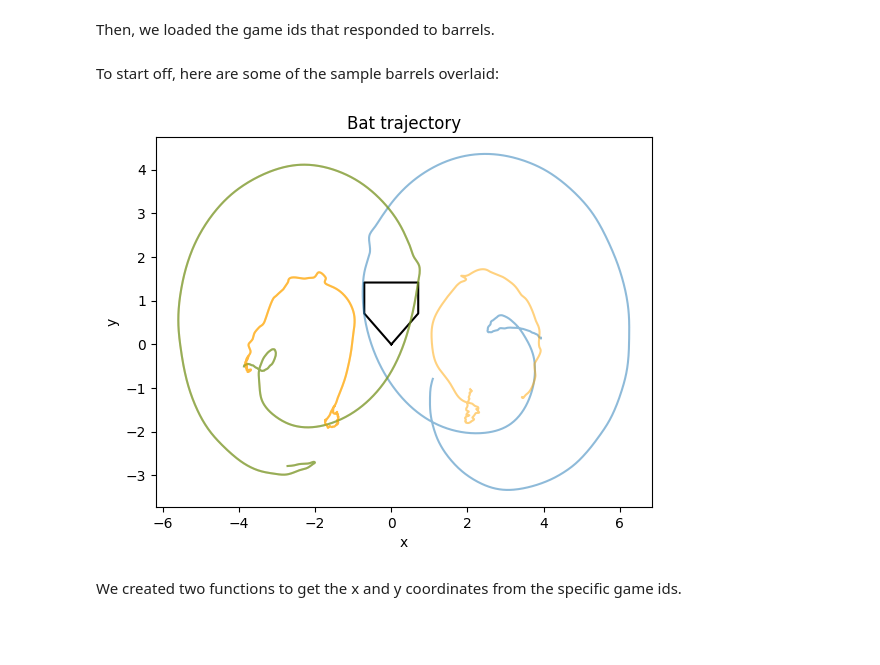
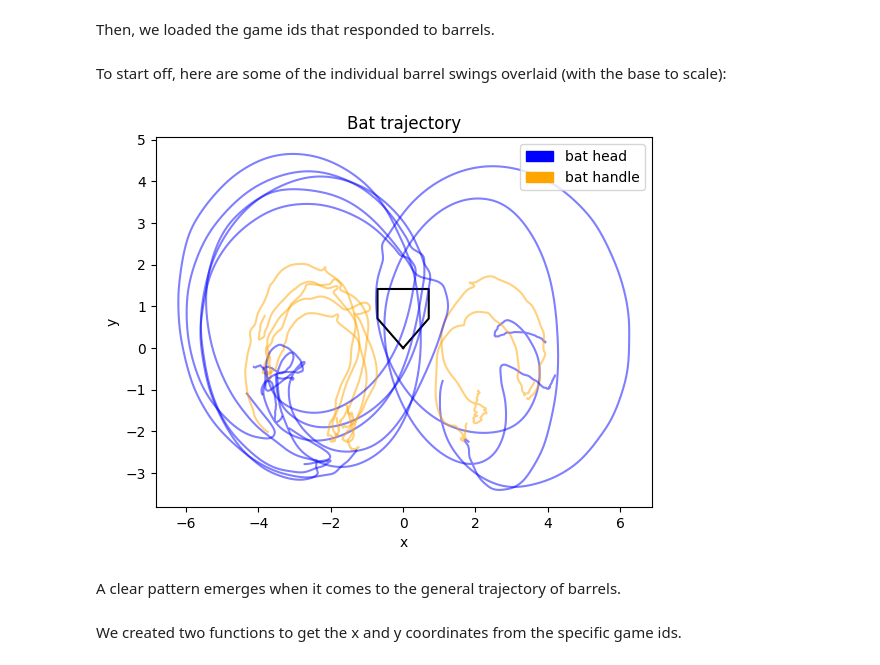
Before and after one commit to lillian-mo/wisd-2024, a Jupyter notebook: project.ipynb, the cells around one changed output. Drawn from its saved outputs; the diff is of its cells as text; code cells hidden in the pictures; blank space fills up the shorter version.

```diff
--- a/project.ipynb
+++ b/project.ipynb
@@ -248,7 +249,7 @@ game_ids = [
         "bee9aa56-bfdd-4871-ace1-178db56aa19a"
     ]
 # %% [markdown]
-To start off, here are some of the sample barrels overlaid:
+To start off, here are some of the individual barrel swings overlaid (with the base to scale):
 # %%
 be_handle = ['event','time','head']
 be_head = ['event','time','handle']
@@ -276,39 +277,74 @@ def coords(df):
 
     return new_x, new_y
 
 # base
 coord = [[0, 0], [-0.708335, 0.708333], [-0.708335, 1.41667], [0.708335, 1.41667], [0.708335, 0.708333], [0, 0]]
 xs, ys = zip(*coord) # split coords into x and y
 plt.figure()
 plt.plot(xs,ys, color='black')
+blue_patch = mpatches.Patch(color='blue', label='bat head')
+orange_patch= mpatches.Patch(color='orange', label='bat handle')
+
+plt.legend(handles=[blue_patch, orange_patch])
 
 head_df, handle_df = get_game(game_ids[0])
 head_x, head_y = coords(head_df)
 handle_x, handle_y = coords(handle_df)
 
 head_df2, handle_df2 = get_game(game_ids[1])
 head_x2, head_y2 = coords(head_df2)
 handle_x2, handle_y2 = coords(handle_df2)
 
 head_df3, handle_df3 = get_game(game_ids[2])
-head_x3, head_y3 = coords(head_df2)
-handle_x3, handle_y3 = coords(handle_df2)
+head_x3, head_y3 = coords(head_df3)
+handle_x3, handle_y3 = coords(handle_df3)
 
-plt.plot(head_x, head_y, alpha=0.5)
+head_df4, handle_df4 = get_game(game_ids[3])
+head_x4, head_y4 = coords(head_df4)
+handle_x4, handle_y4 = coords(handle_df4)
+
+head_df5, handle_df5 = get_game(game_ids[4])
+head_x5, head_y5 = coords(head_df5)
+handle_x5, handle_y5 = coords(handle_df5)
+
+head_df6, handle_df6 = get_game(game_ids[5])
+head_x6, head_y6 = coords(head_df6)
+handle_x6, handle_y6 = coords(handle_df6)
+
+head_df7, handle_df7 = get_game(game_ids[6])
+head_x7, head_y7 = coords(head_df7)
+handle_x7, handle_y7 = coords(handle_df7)
+
+
+plt.plot(head_x, head_y, alpha=0.5, color='blue')
 plt.plot(handle_x, handle_y, alpha=0.5, color='orange')
 
-plt.plot(head_x2, head_y2, alpha=0.5)
+plt.plot(head_x2, head_y2, alpha=0.5, color='blue')
 plt.plot(handle_x2, handle_y2, alpha=0.5, color='orange')
 
-plt.plot(head_x3, head_y3, alpha=0.5)
+plt.plot(head_x3, head_y3, alpha=0.5, color='blue')
 plt.plot(handle_x3, handle_y3, alpha=0.5, color='orange')
+
+plt.plot(head_x4, head_y4, alpha=0.5, color='blue')
+plt.plot(handle_x4, handle_y4, alpha=0.5, color='orange')
+
+plt.plot(head_x5, head_y5, alpha=0.5, color='blue')
+plt.plot(handle_x5, handle_y5, alpha=0.5, color='orange')
+
+plt.plot(head_x6, head_y6, alpha=0.5, color='blue')
+plt.plot(handle_x6, handle_y6, alpha=0.5, color='orange')
+
+plt.plot(head_x7, head_y7, alpha=0.5, color='blue')
+plt.plot(handle_x7, handle_y7, alpha=0.5, color='orange')
 
 plt.title("Bat trajectory")
 plt.xlabel("x")
 plt.ylabel("y")
 plt.show()
 # %% [output]
-[figure, old version]
+[figure, new version]
+# %% [markdown]
+A clear pattern emerges when it comes to the general trajectory of barrels.
 # %% [markdown]
 We created two functions to get the x and y coordinates from the specific game ids.
 # %%
```
Also changed, not shown: parts of 1 cell of this notebook.
